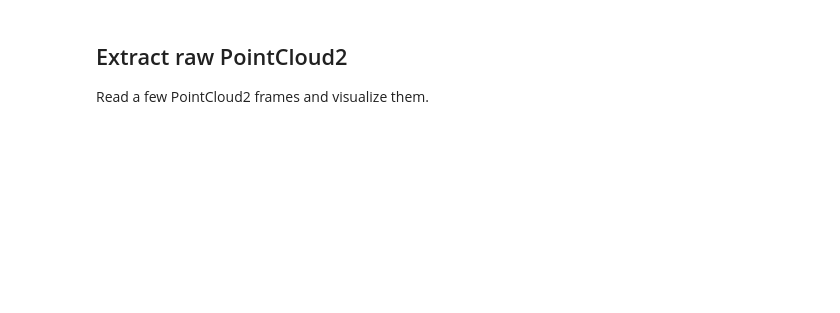
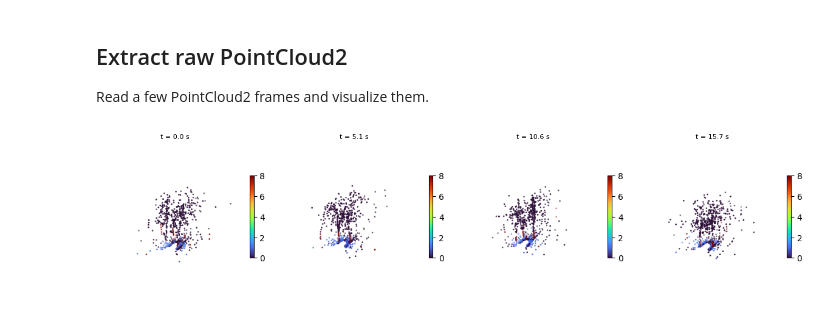
Before and after one commit to reductstore/reduct-plotjuggler, a Jupyter notebook: example/ros_demo.ipynb, the cells around one changed output. Cells and saved outputs as stored; diff of their text form; code cells hidden in the pictures; blank space fills up the shorter version.

```diff
--- a/example/ros_demo.ipynb
+++ b/example/ros_demo.ipynb
@@ -6,9 +6,9 @@ Connect to your ReductStore instance and list the entries in a bucket.
 import pandas as pd
 from reduct import Client
 
-REDUCT_URL = "https://play.reduct.store"
-API_TOKEN = "PlotJugglerDemo-e120b77cd1ba9aa30c2bdcdbc494ed38"
-BUCKET = "PlotJugglerDemo"
+REDUCT_URL = "https://test.reduct.store"
+API_TOKEN = "plot_juggler_demo-3af058eb003b2ebd9a0d6f4fe899702f"
+BUCKET = "plot_juggler_demo"
 
 async with Client(REDUCT_URL, api_token=API_TOKEN) as client:
     bucket = await client.get_bucket(BUCKET)
@@ -47,7 +54,7 @@ ext = {
 async with Client(REDUCT_URL, api_token=API_TOKEN) as client:
     bucket = await client.get_bucket(BUCKET)
     parts = []
-    async for rec in bucket.query(CSV_ENTRY, ext=ext):
+    async for rec in bucket.query(CSV_ENTRY):
         blob = await rec.read_all()
         parts.append(pd.read_csv(io.BytesIO(blob)))
 
@@ -185,31 +215,33 @@ async with Client(REDUCT_URL, api_token=API_TOKEN) as client:
 
 
 def to_xyz(blob, meta):
-    ps = int(meta["point_step"])
+    ps = int(meta["point_step"]) if "point_step" in meta else 16
     dt = np.dtype(
         {
             "names": ["x", "y", "z", "intensity"],
             "formats": ["<f4", "<f4", "<f4", "<f4"],
             "offsets": [0, 4, 8, 12],
             "itemsize": ps,
         }
     )
     pc = np.frombuffer(blob, dtype=dt)
     return pc["x"], pc["y"], pc["z"], pc["intensity"]
 
 
 t0 = stamps[0] if stamps else 0
 rel_t = [(t - t0) / 1e6 for t in stamps]
 
 fig = plt.figure(figsize=(12, 3))
 for i, (blob, meta, t) in enumerate(zip(scans, metas, rel_t), 1):
     x, y, z, inten = to_xyz(blob, meta)
     s = 100  # take every 100th point
     ax = fig.add_subplot(1, len(scans), i, projection="3d")
     p = ax.scatter(x[::s], y[::s], z[::s], c=inten[::s], cmap="turbo", s=1)
     ax.set_title(f"t = {t:.1f} s", fontsize=8)
     ax.axis("off")
     fig.colorbar(p, ax=ax, shrink=0.5, pad=0.01)
 
 plt.tight_layout()
 plt.show()
+# %% [output]
+[figure, added]
```
Also changed, not shown: parts of 5 cells of this notebook.
